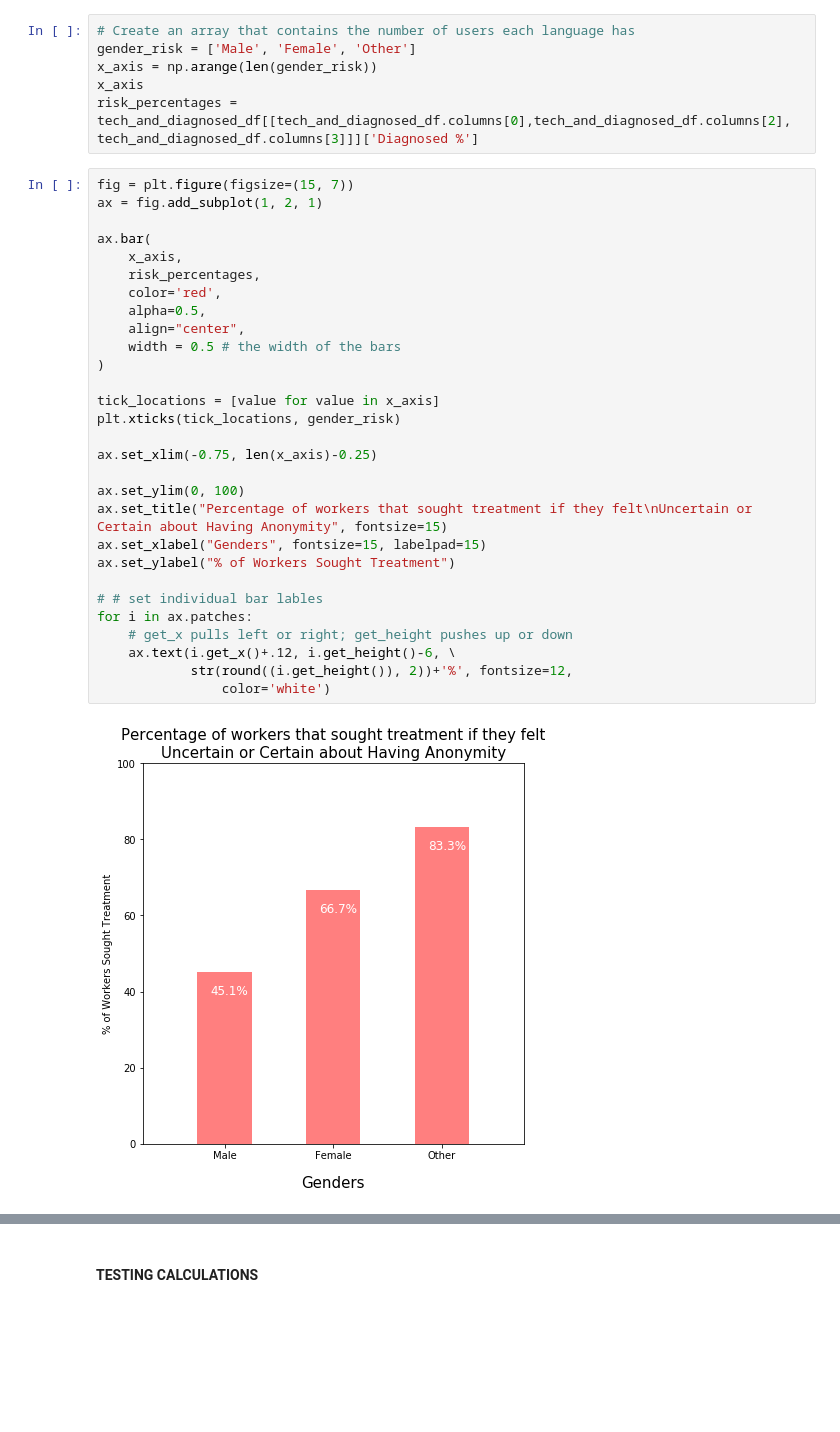
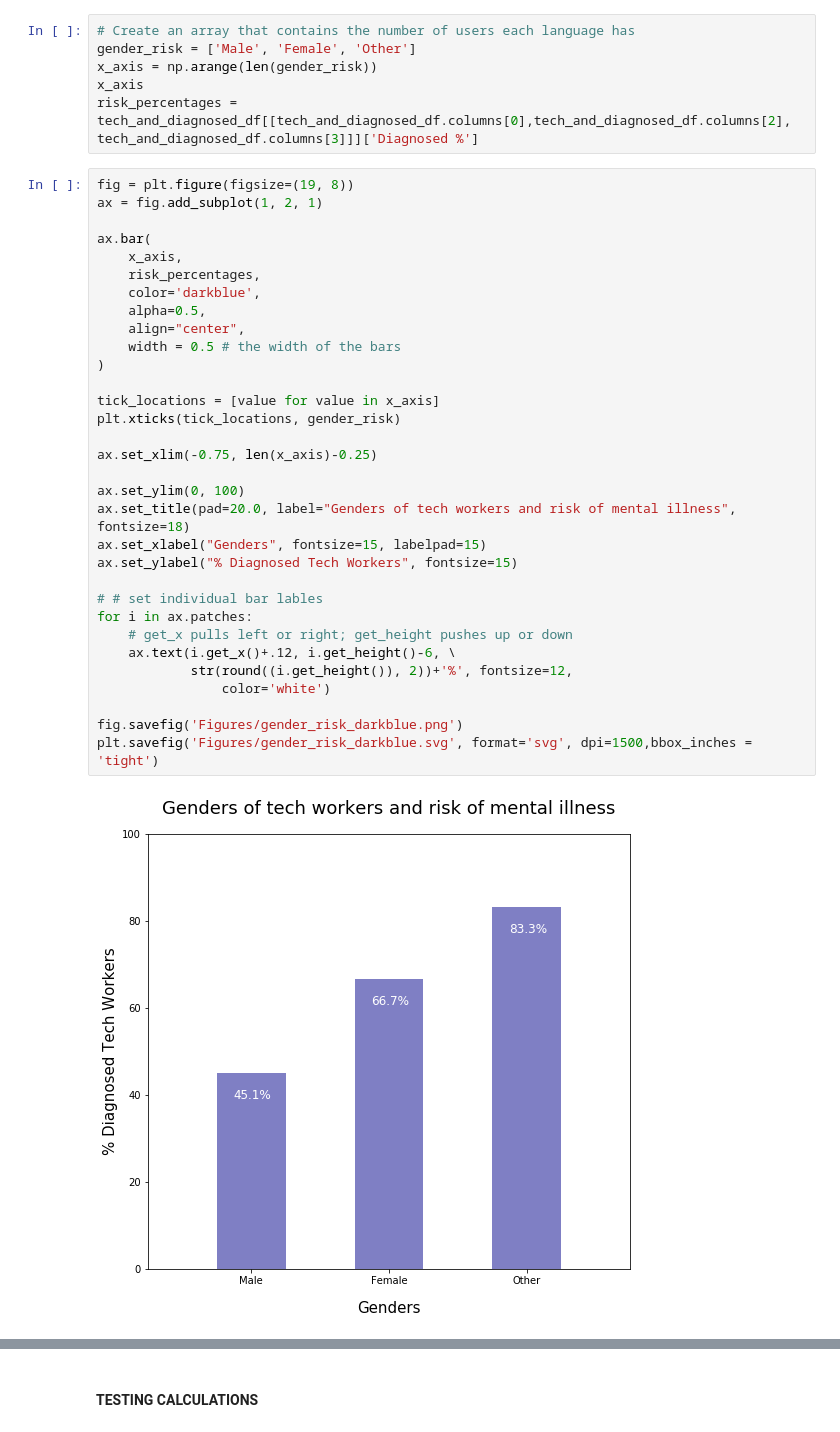
Before and after one commit to gnavneetg/BootCampG5, a Jupyter notebook: MauriciosNotebook/genders_anonymity.ipynb, the cells around one changed output, grey strips where cells are left out. Cells and saved outputs as stored; diff of their text form; blank space fills up the shorter version.

Commit message:
added images question 7: Gender Risk

```diff
--- a/MauriciosNotebook/genders_anonymity.ipynb
+++ b/MauriciosNotebook/genders_anonymity.ipynb
@@ -415,33 +419,36 @@ x_axis = np.arange(len(gender_risk))
 x_axis
 risk_percentages = tech_and_diagnosed_df[[tech_and_diagnosed_df.columns[0],tech_and_diagnosed_df.columns[2], tech_and_diagnosed_df.columns[3]]]['Diagnosed %']
 # %%
-fig = plt.figure(figsize=(15, 7))
+fig = plt.figure(figsize=(19, 8))
 ax = fig.add_subplot(1, 2, 1)
 
 ax.bar(
     x_axis,
     risk_percentages,
-    color='red',
+    color='darkblue',
     alpha=0.5,
     align="center",
     width = 0.5 # the width of the bars
 )
 
 tick_locations = [value for value in x_axis]
 plt.xticks(tick_locations, gender_risk)
 
 ax.set_xlim(-0.75, len(x_axis)-0.25)
 
 ax.set_ylim(0, 100)
-ax.set_title("Percentage of workers that sought treatment if they felt\nUncertain or Certain about Having Anonymity", fontsize=15)
+ax.set_title(pad=20.0, label="Genders of tech workers and risk of mental illness", fontsize=18)
 ax.set_xlabel("Genders", fontsize=15, labelpad=15)
-ax.set_ylabel("% of Workers Sought Treatment")
+ax.set_ylabel("% Diagnosed Tech Workers", fontsize=15)
 
 # # set individual bar lables
 for i in ax.patches:
     # get_x pulls left or right; get_height pushes up or down
     ax.text(i.get_x()+.12, i.get_height()-6, \
             str(round((i.get_height()), 2))+'%', fontsize=12,
                 color='white')
+
+fig.savefig('Figures/gender_risk_darkblue.png')
+plt.savefig('Figures/gender_risk_darkblue.svg', format='svg', dpi=1500,bbox_inches = 'tight')
 # %% [output]
-[figure, old version]
+[figure, new version]
```
Also changed, not shown: parts of 2 cells of this notebook, 4 other files.
